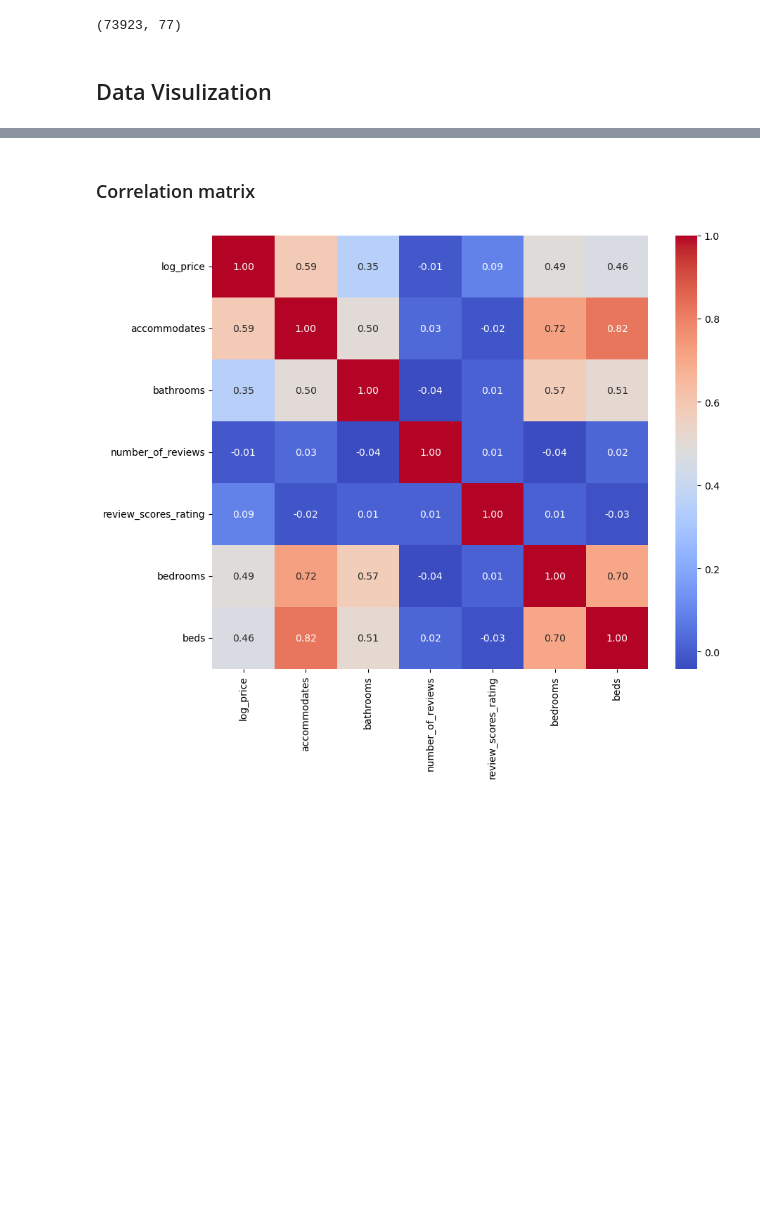
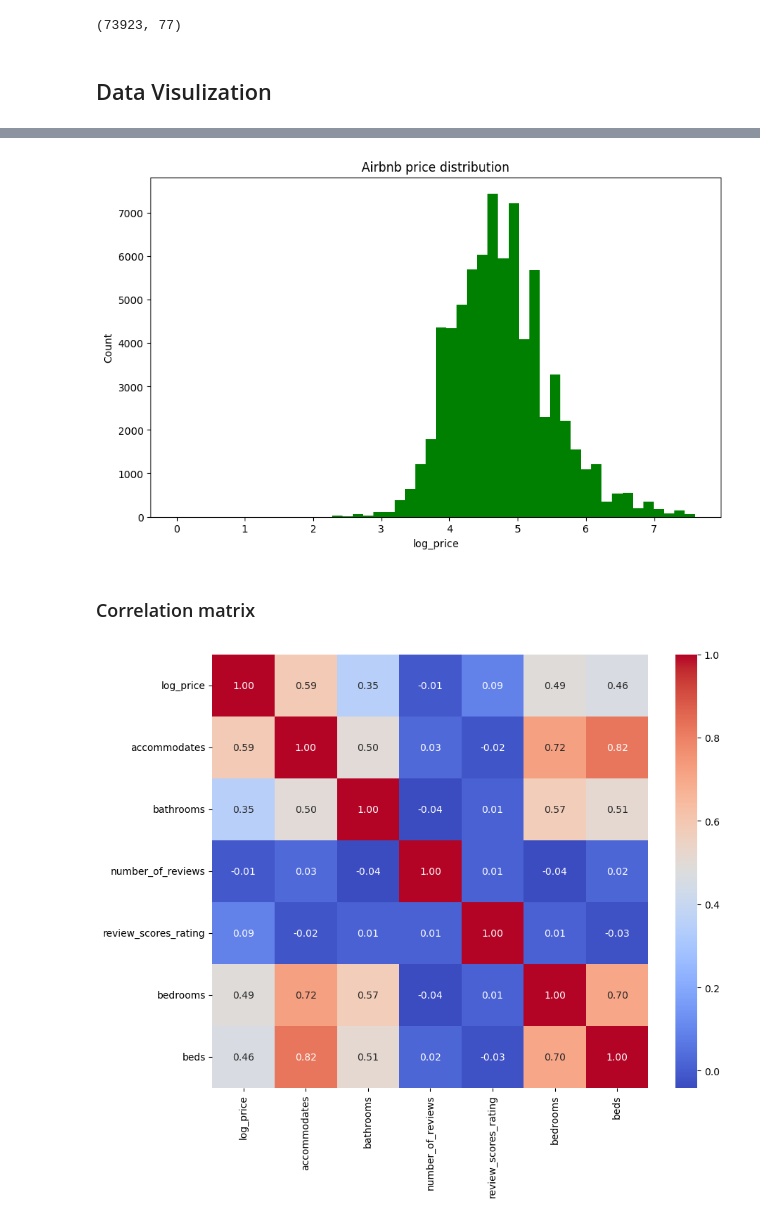
Before and after one commit to CSE151A-Project/151A-project, a Jupyter notebook: Milestone2.ipynb, the cells around one changed output, grey strips where cells are left out. Cells and saved outputs as stored; diff of their text form; code cells hidden in the pictures; blank space fills up the shorter version.

```diff
--- a/Milestone2.ipynb
+++ b/Milestone2.ipynb
@@ -252,3 +264,13 @@ df_encoded.shape
+# %%
+# Plot the distribution of the Airbnb log prices
+plt.figure(figsize=(10, 6))
+plt.hist(df['log_price'], bins=50, color='green')
+plt.title('Airbnb price distribution')
+plt.xlabel('log_price')
+plt.ylabel('Count')
+plt.show()
+# %% [output]
+[figure, added]
 # %% [markdown]
 ### Correlation matrix
 # %%
```
Also changed, not shown: parts of 2 cells of this notebook.
